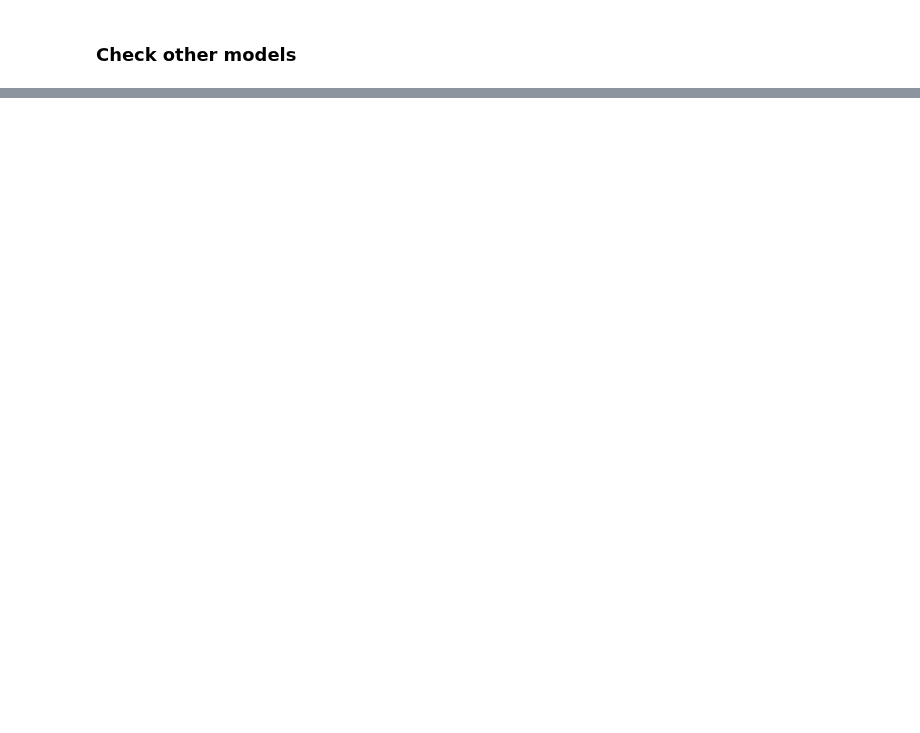
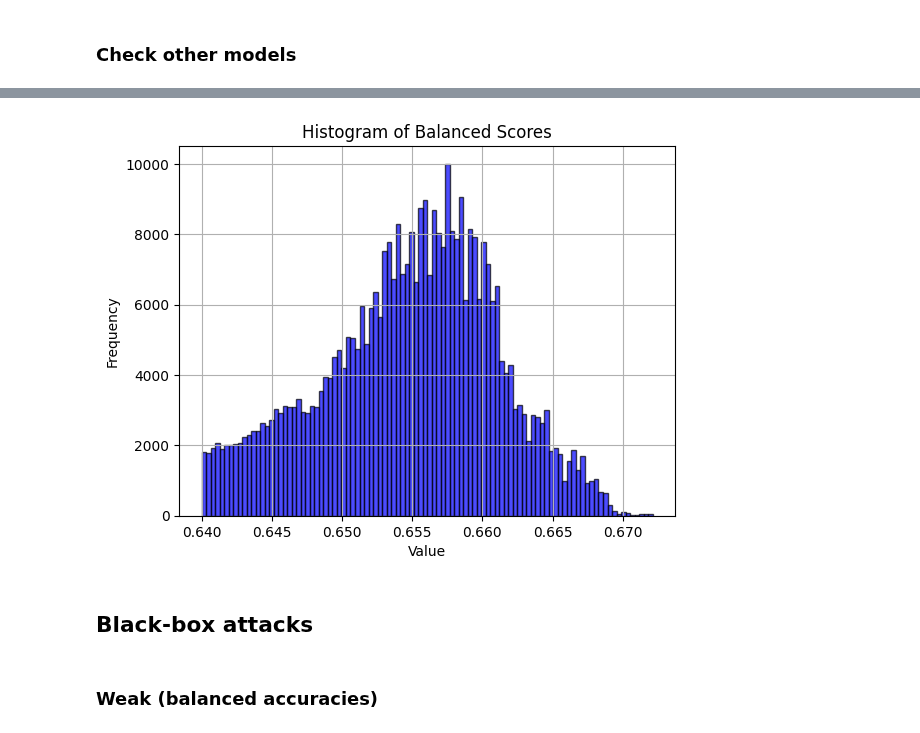
Before and after one commit to joserapa98/tns4loris, a Jupyter notebook: privacy/attacks.ipynb, the cells around one changed output, grey strips where cells are left out. Drawn from its saved outputs; the diff is of its cells as text; code cells hidden in the pictures; blank space fills up the shorter version.

Commit message:
Update attacks results

```diff
--- a/privacy/attacks.ipynb
+++ b/privacy/attacks.ipynb
@@ -391,0 +498,16 @@ Pradat_panCancer: 0.1840
+# %%
+# Plot histogram scores
+# idx = (all_bal_accs >= 0.55).all(dim=1)
+idx = (all_bal_accs[:, -1] >= 0.64)
+filtered_scores = all_bal_accs[idx]
+plt.hist(filtered_scores[:, -1].numpy(), bins=100, alpha=0.7,
+         color='blue', edgecolor='black')
+plt.xlabel("Value")
+plt.ylabel("Frequency")
+plt.title("Histogram of Balanced Scores")
+plt.grid(True)
+
+# Show plot
+plt.show()
+# %% [output]
+[figure, added]
@@ -391,0 +524,4 @@ Pradat_panCancer: 0.1840
+# %% [markdown]
+## Black-box attacks
+# %% [markdown]
+### Weak (balanced accuracies)
```
Also changed, not shown: parts of 72 cells of this notebook.
